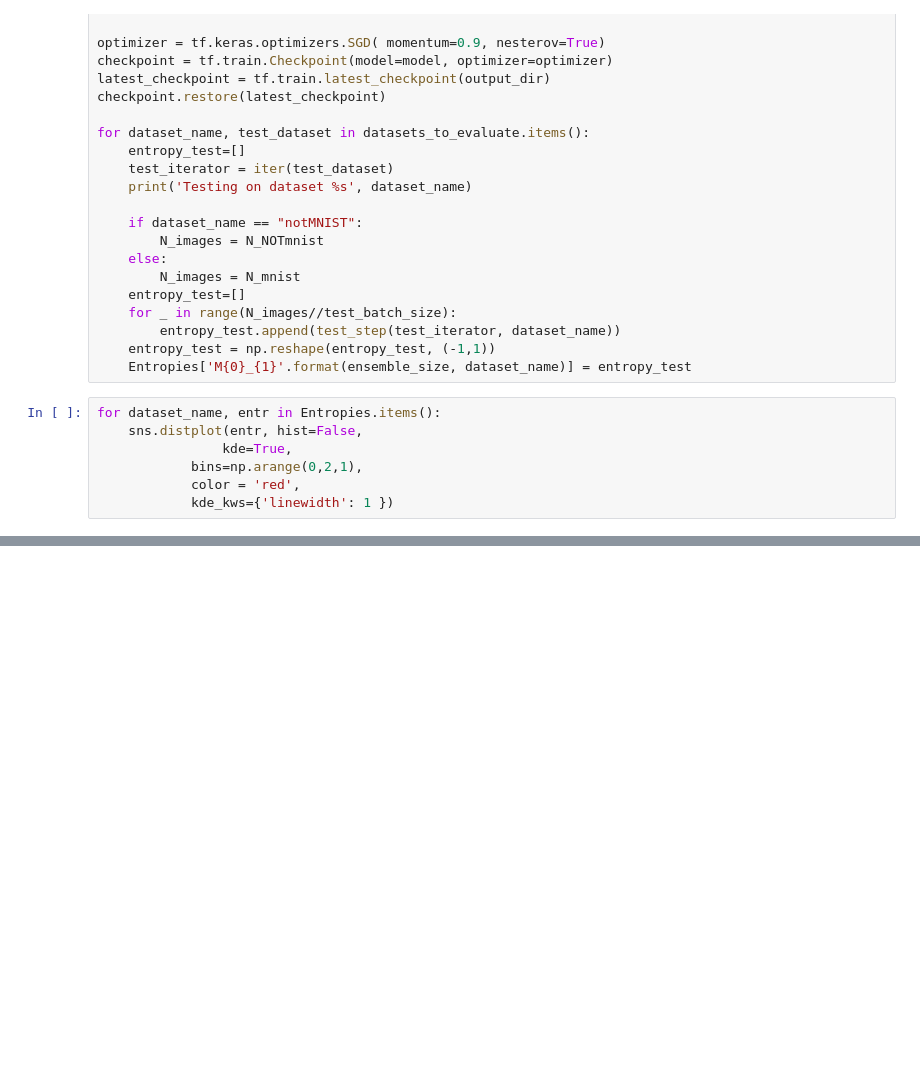
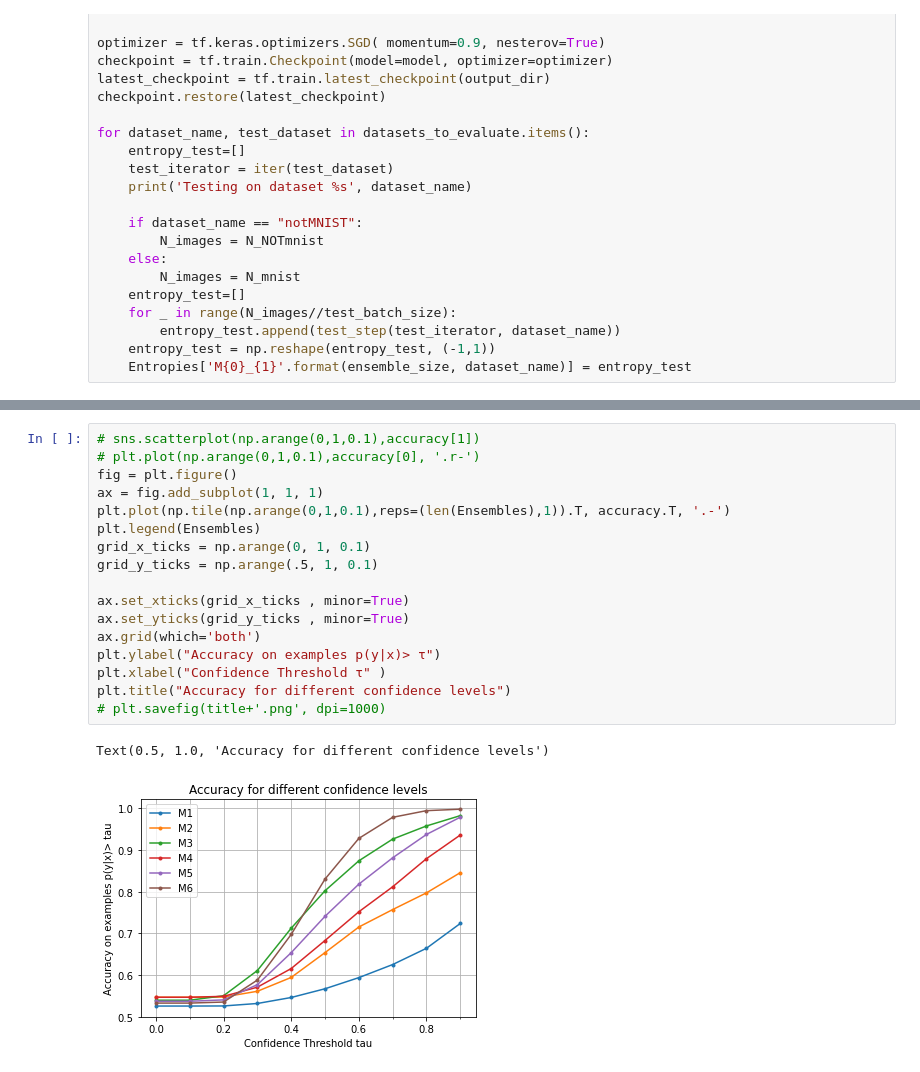
Before and after one commit to Manu-Fraile/Independent-Subnetworks-for-Robust-Prediction, a Jupyter notebook: mimo_code/OOD-DE.ipynb, the cells around one changed output, grey strips where cells are left out. Cells and saved outputs as stored; diff of their text form; blank space fills up the shorter version.

```diff
--- a/mimo_code/OOD-DE.ipynb
+++ b/mimo_code/OOD-DE.ipynb
@@ -229,10 +229,3 @@ for dataset_name, test_dataset in datasets_to_evaluate.items():
         entropy_test.append(test_step(test_iterator, dataset_name))
     entropy_test = np.reshape(entropy_test, (-1,1))
     Entropies['M{0}_{1}'.format(ensemble_size, dataset_name)] = entropy_test
-# %%
-for dataset_name, entr in Entropies.items():
-    sns.distplot(entr, hist=False,
-                kde=True,
-            bins=np.arange(0,2,1),
-            color = 'red',
-            kde_kws={'linewidth': 1 })
@@ -318,0 +551,20 @@ np.shape([[5,6,7,8,8],[1,1,2,3,4]]), np.shape(E["clean"])
+# %%
+# sns.scatterplot(np.arange(0,1,0.1),accuracy[1])
+# plt.plot(np.arange(0,1,0.1),accuracy[0], '.r-')
+fig = plt.figure()
+ax = fig.add_subplot(1, 1, 1)
+plt.plot(np.tile(np.arange(0,1,0.1),reps=(len(Ensembles),1)).T, accuracy.T, '.-')
+plt.legend(Ensembles)
+grid_x_ticks = np.arange(0, 1, 0.1)
+grid_y_ticks = np.arange(.5, 1, 0.1)
+
+ax.set_xticks(grid_x_ticks , minor=True)
+ax.set_yticks(grid_y_ticks , minor=True)
+ax.grid(which='both')
+plt.ylabel("Accuracy on examples p(y|x)> τ")
+plt.xlabel("Confidence Threshold τ" )
+plt.title("Accuracy for different confidence levels")
+# plt.savefig(title+'.png', dpi=1000)
+# %% [output]
+Text(0.5, 1.0, 'Accuracy for different confidence levels')
+[figure, added]
```
Also changed, not shown: parts of 9 cells of this notebook, 4 other files.
